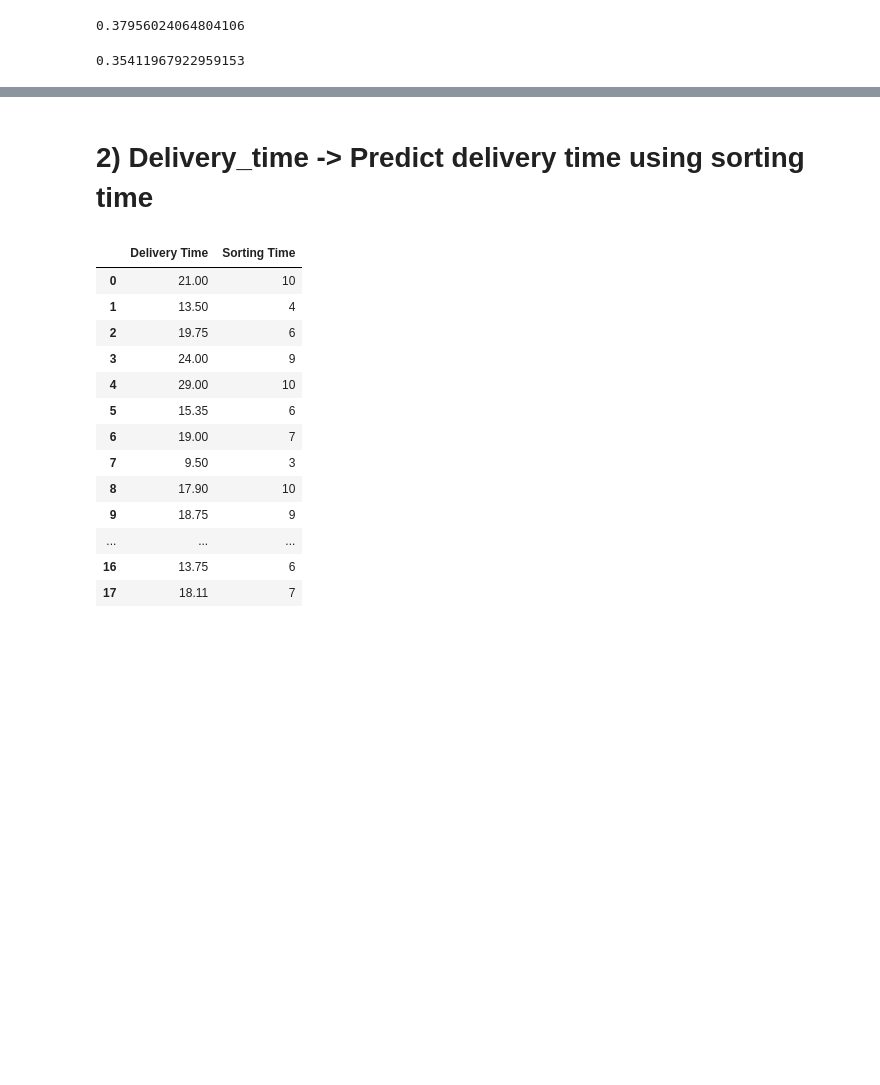
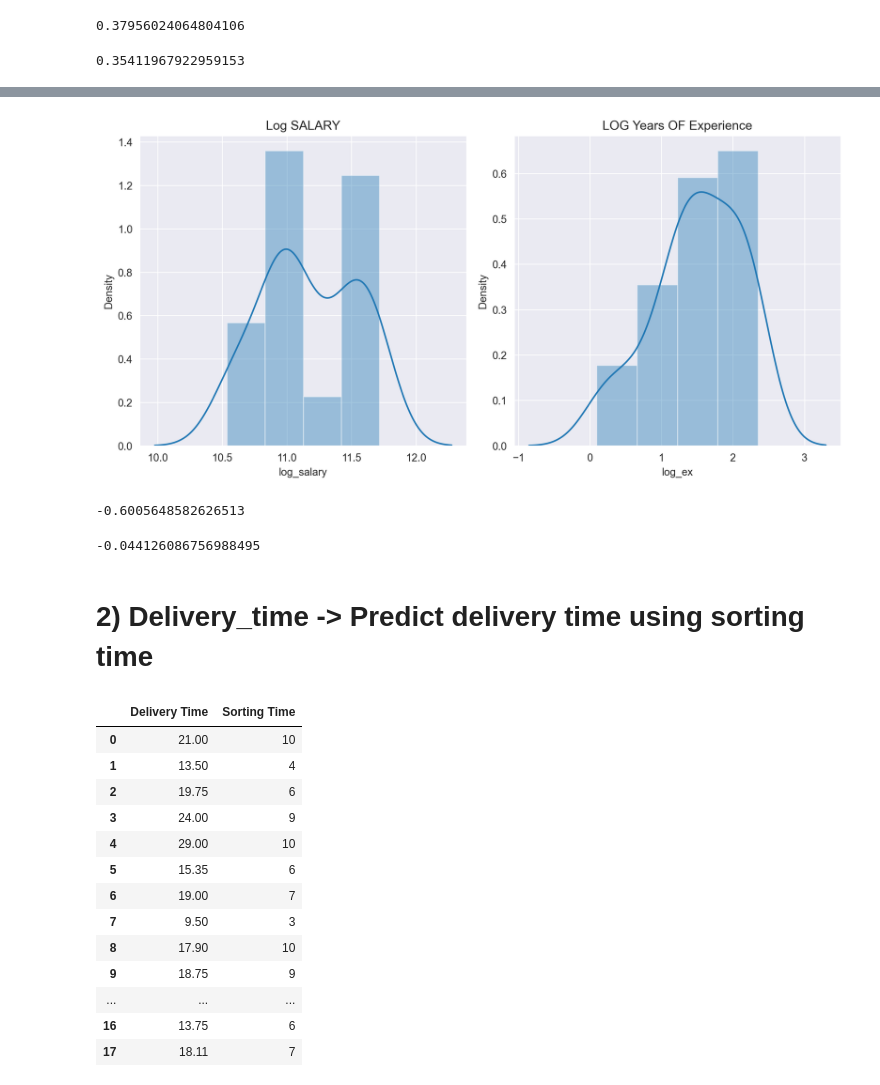
Before and after one commit to akash-1614/DS-Assignments, a Jupyter notebook: Assignment - 4/Assignment - 4 .Simple Linear Regression.ipynb, the cells around one changed output, grey strips where cells are left out. Saved outputs shown, nothing was run; the diff lists cells and outputs as text; code cells hidden in the pictures; blank space fills up the shorter version.

```diff
--- a/Assignment - 4/Assignment - 4 .Simple Linear Regression.ipynb
+++ b/Assignment - 4/Assignment - 4 .Simple Linear Regression.ipynb
@@ -154,0 +190,4 @@ data['Salary'].skew()
+# %%
+df['log_ex'] = np.log(df['YearsExperience'])
+df['log_salary'] = np.log(df['Salary'])
+df.head()
@@ -155,3 +201,23 @@ data['Salary'].skew()
+# %%
+plt.subplot(1,2,1)
+sns.distplot(df['log_salary'])
+plt.title('Log SALARY')
+
+plt.subplot(1,2,2)
+sns.distplot(df['log_ex'])
+plt.title('LOG Years OF Experience')
+
+plt.tight_layout()
+# %% [output]
+[figure, added]
+# %%
+df['log_ex'].skew()
+# %% [output]
+-0.6005648582626513
+# %%
+df['log_salary'].skew()
+# %% [output]
+-0.044126086756988495
 # %% [markdown]
 # 2) Delivery_time -> Predict delivery time using sorting time
 # %%
```
Also changed, not shown: parts of 23 cells of this notebook.
